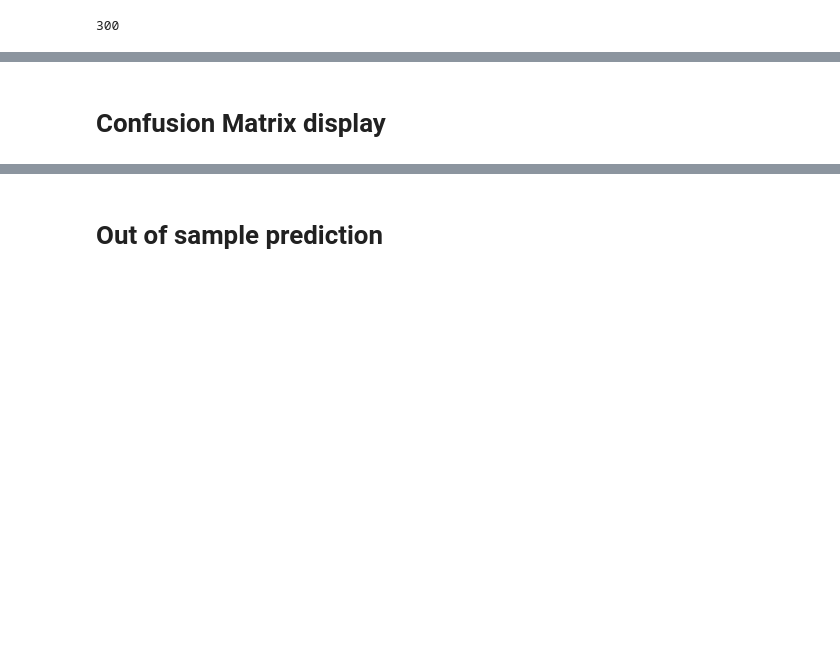
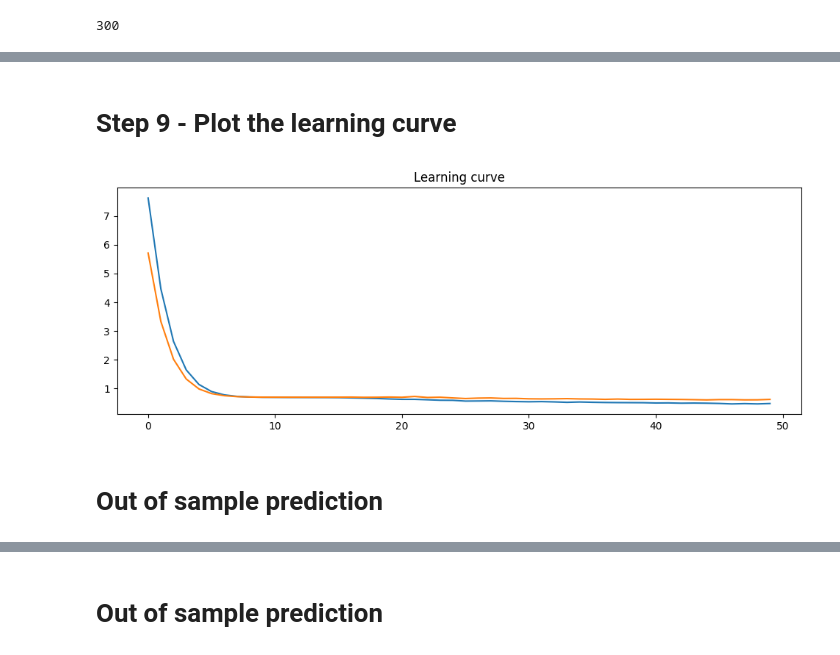
Before and after one commit to utkarshg1/Test1, a Jupyter notebook: Sentiment_analysis.ipynb, the cells around one changed output, grey strips where cells are left out. Cells and saved outputs as stored; diff of their text form; code cells hidden in the pictures; blank space fills up the shorter version.

```diff
--- a/Sentiment_analysis.ipynb
+++ b/Sentiment_analysis.ipynb
@@ -82,8 +130,8 @@ tfidf.fit(df["clean"])
 # %% [output]
 TfidfVectorizer()
 # %%
-X_pre = tfidf.transform(df["clean"]).toarray()
-X_pre
+X_pre = tfidf.transform(X).toarray()
+X_pre[0:5]
 # %% [output]
 array([[0., 0., 0., ..., 0., 0., 0.],
        [0., 0., 0., ..., 0., 0., 0.],
@@ -208,12 +199,12 @@ from tensorflow.keras.regularizers import l2
 from tensorflow.keras.callbacks import EarlyStopping
 # %%
 model = Sequential(
-    [
-        Input(shape = (xtrain.shape[1],)),
-        Dense(units=128, activation="relu", kernel_regularizer=l2(0.01)),
+    layers = [
+        Input(shape=(xtrain.shape[1],)),
+        Dense(256, activation="relu", kernel_regularizer=l2(0.02)),
         Dropout(0.3),
-        Dense(units=64, activation="relu", kernel_regularizer=l2(0.01)),
-        Dropout(0.2),
+        Dense(128, activation="relu", kernel_regularizer=l2(0.02)),
+        Dropout(0.3),
         Dense(1, activation="sigmoid")
     ]
 )
@@ -242,5 +235,5 @@ model.compile(loss="binary_crossentropy", optimizer="adam", metrics=["accuracy"]
 # %%
-es = EarlyStopping(monitor="val_loss", patience=15, restore_best_weights=True)
+es = EarlyStopping(patience=5, restore_best_weights=True)
 # %%
-hist = model.fit(xtrain, ytrain, validation_split=0.1, epochs=200, callbacks=[es])
+hist = model.fit(xtrain, ytrain, validation_split=0.2, epochs=60, callbacks=[es])
 # %% [output]
@@ -296,2 +275,13 @@ Test Accuracy : 0.8050
-# %% [markdown]
-# Confusion Matrix display
+# %% [markdown]
+# Step 9 - Plot the learning curve
+# %%
+import matplotlib.pyplot as plt
+plt.figure(figsize=(12, 4))
+plt.plot(hist.history["loss"], label="Train Loss")
+plt.plot(hist.history["val_loss"], label="Valdiation Loss")
+plt.title("Learning curve")
+plt.show()
+# %% [output]
+[figure, added]
+# %% [markdown]
+# Out of sample prediction
```
Also changed, not shown: parts of 88 cells of this notebook.
